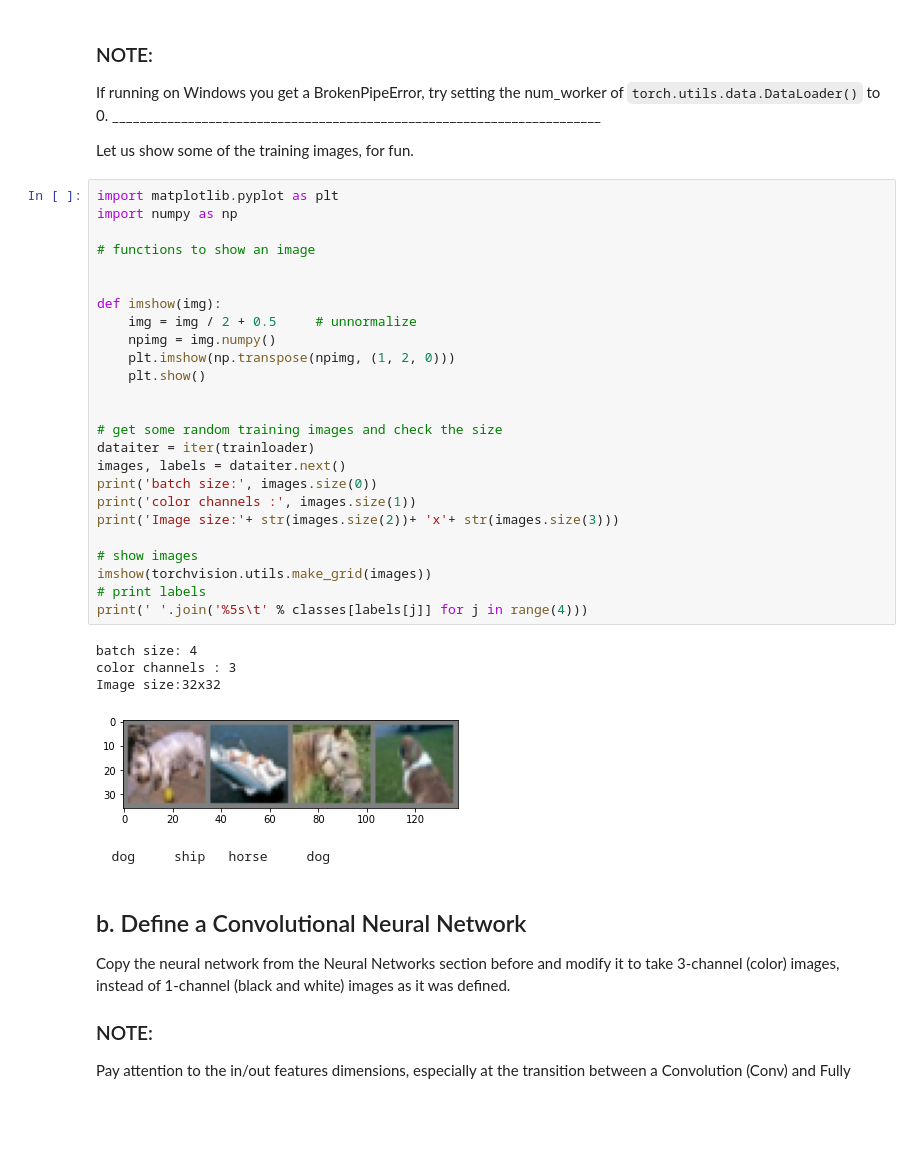
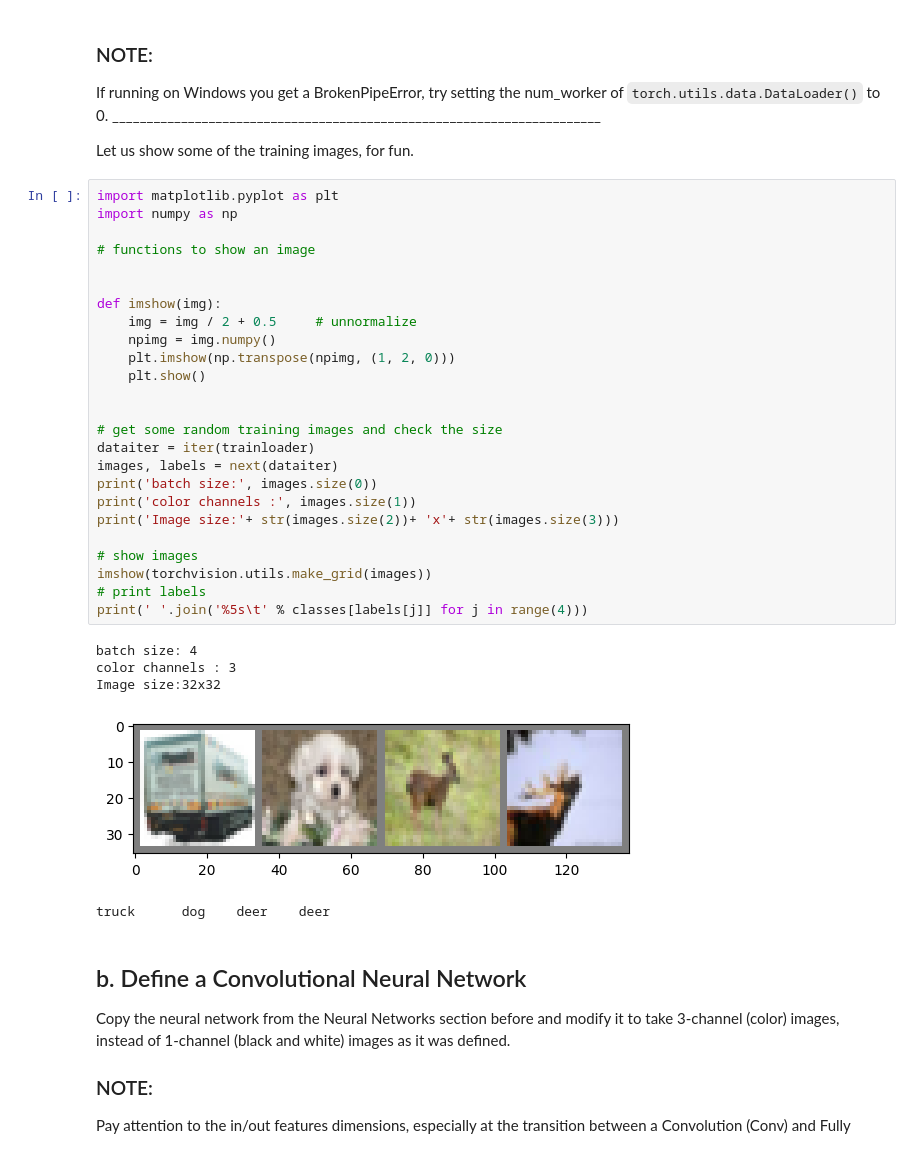
Before and after one commit to newma2n/introduction-to-ai, a Jupyter notebook: session4/lab/Lab4a_Pytorch_tutorial.ipynb, the cells around one changed output. Cells and saved outputs as stored; diff of their text form; blank space fills up the shorter version.

```diff
--- a/session4/lab/Lab4a_Pytorch_tutorial.ipynb
+++ b/session4/lab/Lab4a_Pytorch_tutorial.ipynb
@@ -788,34 +791,34 @@ Let us show some of the training images, for fun.
 # %%
 import matplotlib.pyplot as plt
 import numpy as np
 
 # functions to show an image
 
 
 def imshow(img):
     img = img / 2 + 0.5     # unnormalize
     npimg = img.numpy()
     plt.imshow(np.transpose(npimg, (1, 2, 0)))
     plt.show()
 
 
 # get some random training images and check the size
 dataiter = iter(trainloader)
-images, labels = dataiter.next()
+images, labels = next(dataiter)
 print('batch size:', images.size(0))
 print('color channels :', images.size(1))
 print('Image size:'+ str(images.size(2))+ 'x'+ str(images.size(3)))
 
 # show images
 imshow(torchvision.utils.make_grid(images))
 # print labels
 print(' '.join('%5s\t' % classes[labels[j]] for j in range(4)))
 # %% [output]
 batch size: 4
 color channels : 3
 Image size:32x32
-[figure, old version]
+[figure, new version]
-  dog     ship   horse     dog
+truck      dog    deer    deer
 # %% [markdown]
 ## b. Define a Convolutional Neural Network
 
```
Also changed, not shown: parts of 19 cells of this notebook, 1 other file.
